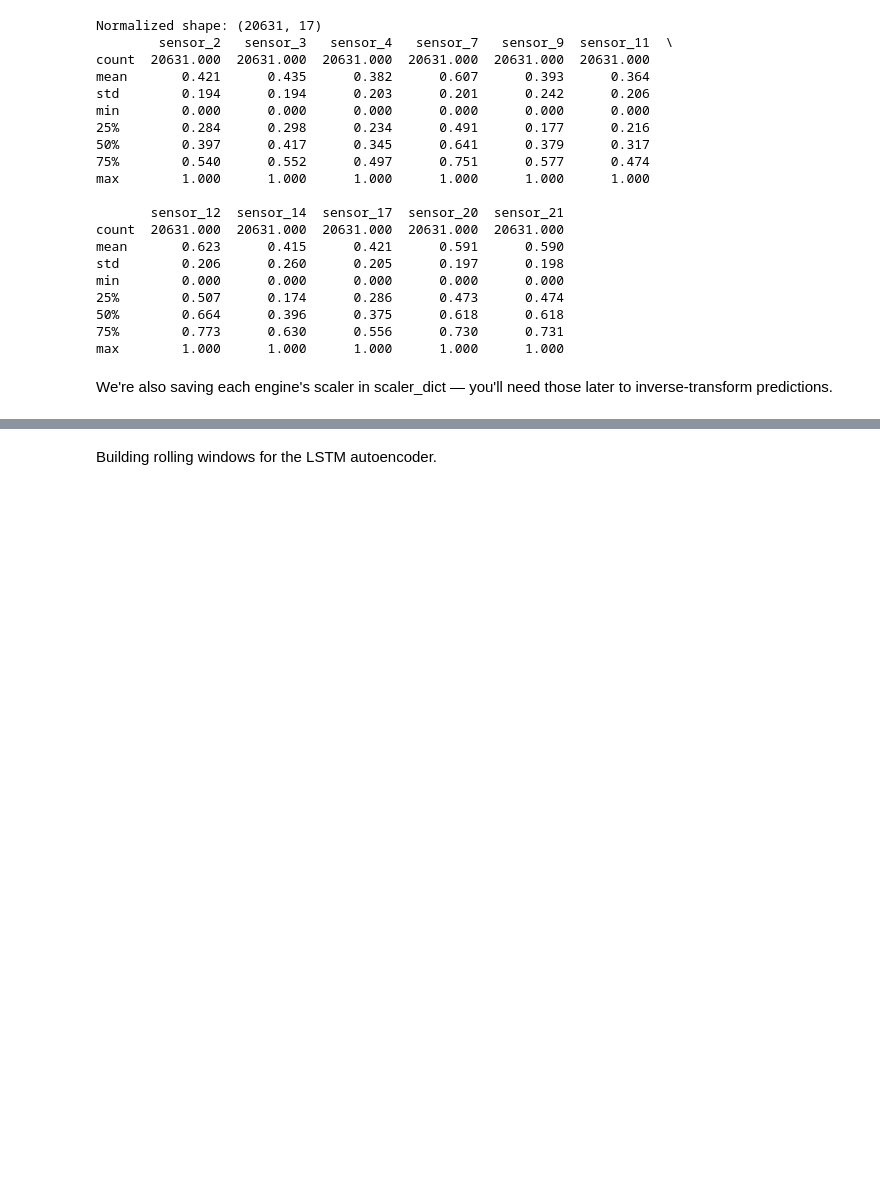
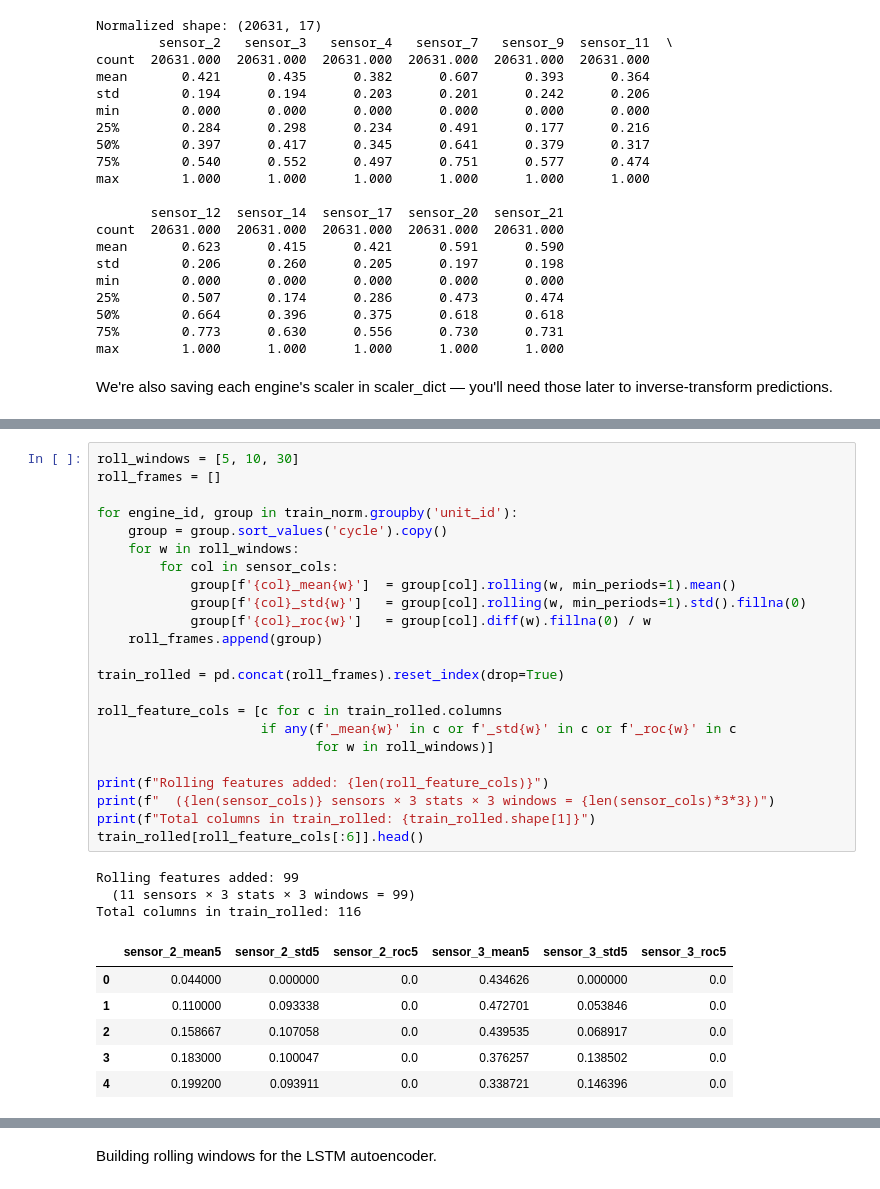
Before and after one commit to VladaSky/turbofan-anomaly-detection, a Jupyter notebook: notebooks/02_preprocessing.ipynb, the cells around one changed output, grey strips where cells are left out. Saved outputs shown, nothing was run; the diff lists cells and outputs as text; blank space fills up the shorter version.

```diff
--- a/notebooks/02_preprocessing.ipynb
+++ b/notebooks/02_preprocessing.ipynb
@@ -84,0 +91,33 @@ We're also saving each engine's scaler in scaler_dict — you'll need those late
+# %%
+roll_windows = [5, 10, 30]
+roll_frames = []
+
+for engine_id, group in train_norm.groupby('unit_id'):
+    group = group.sort_values('cycle').copy()
+    for w in roll_windows:
+        for col in sensor_cols:
+            group[f'{col}_mean{w}']  = group[col].rolling(w, min_periods=1).mean()
+            group[f'{col}_std{w}']   = group[col].rolling(w, min_periods=1).std().fillna(0)
+            group[f'{col}_roc{w}']   = group[col].diff(w).fillna(0) / w
+    roll_frames.append(group)
+
+train_rolled = pd.concat(roll_frames).reset_index(drop=True)
+
+roll_feature_cols = [c for c in train_rolled.columns
+                     if any(f'_mean{w}' in c or f'_std{w}' in c or f'_roc{w}' in c
+                            for w in roll_windows)]
+
+print(f"Rolling features added: {len(roll_feature_cols)}")
+print(f"  ({len(sensor_cols)} sensors × 3 stats × 3 windows = {len(sensor_cols)*3*3})")
+print(f"Total columns in train_rolled: {train_rolled.shape[1]}")
+train_rolled[roll_feature_cols[:6]].head()
+# %% [output]
+Rolling features added: 99
+  (11 sensors × 3 stats × 3 windows = 99)
+Total columns in train_rolled: 116
+|  | sensor_2_mean5 | sensor_2_std5 | sensor_2_roc5 | sensor_3_mean5 | sensor_3_std5 | sensor_3_roc5 |
+| 0 | 0.044000 | 0.000000 | 0.0 | 0.434626 | 0.000000 | 0.0 |
+| 1 | 0.110000 | 0.093338 | 0.0 | 0.472701 | 0.053846 | 0.0 |
+| 2 | 0.158667 | 0.107058 | 0.0 | 0.439535 | 0.068917 | 0.0 |
+| 3 | 0.183000 | 0.100047 | 0.0 | 0.376257 | 0.138502 | 0.0 |
+| 4 | 0.199200 | 0.093911 | 0.0 | 0.338721 | 0.146396 | 0.0 |
```
Also changed, not shown: parts of 4 cells of this notebook, 6 other files.
